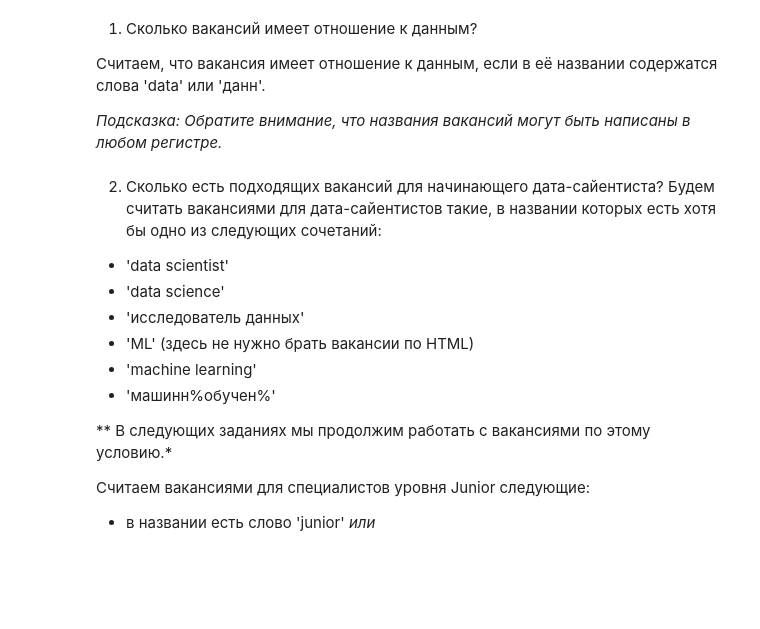
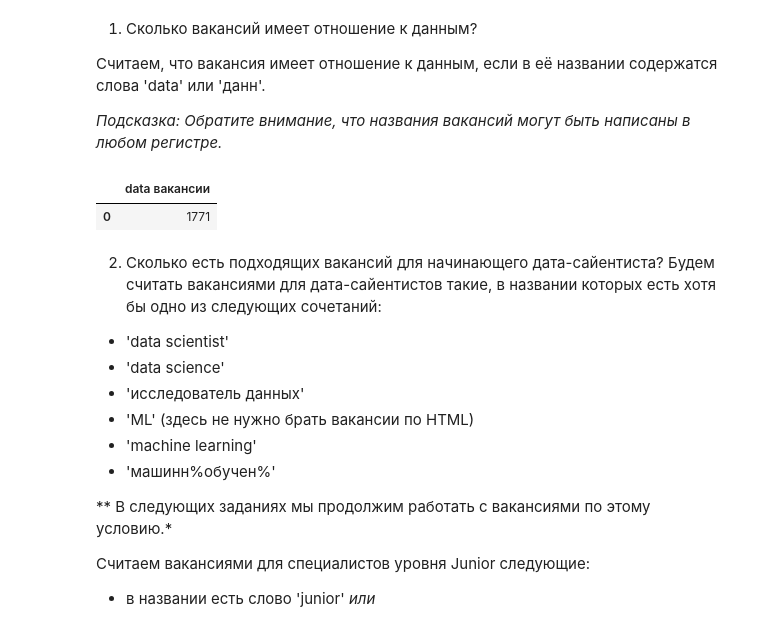
Before and after one commit to Denver139/DS-learn, a Jupyter notebook: PROJECT-2. Анализ вакансий из HeadHunter/Project_2.ipynb, the cells around one changed output. Cells and saved outputs as stored; diff of their text form; code cells hidden in the pictures; blank space fills up the shorter version.

```diff
--- a/PROJECT-2. Анализ вакансий из HeadHunter/Project_2.ipynb
+++ b/PROJECT-2. Анализ вакансий из HeadHunter/Project_2.ipynb
@@ -427,9 +484,19 @@ df
 
 *Подсказка: Обратите внимание, что названия вакансий могут быть написаны в любом регистре.*
 # %%
-# текст запроса
+query_6_1 = f'''
+
+select count (*) "data вакансии"
+from public.vacancies v
+where v.name ILIKE '%data%' OR v.name ILIKE '%данн%' OR v.name ILIKE '%Data%' OR v.name ILIKE '%Данн%'
+
+'''
 # %%
-# результат запроса
+df = pd.read_sql_query(query_6_1, connection)
+df
+# %% [output]
+|  | data вакансии |
+| 0 | 1771 |
 # %% [markdown]
 2. Сколько есть подходящих вакансий для начинающего дата-сайентиста?
 Будем считать вакансиями для дата-сайентистов такие, в названии которых есть хотя бы одно из следующих сочетаний:
```
Also changed, not shown: parts of 20 cells of this notebook, 1 other file.
